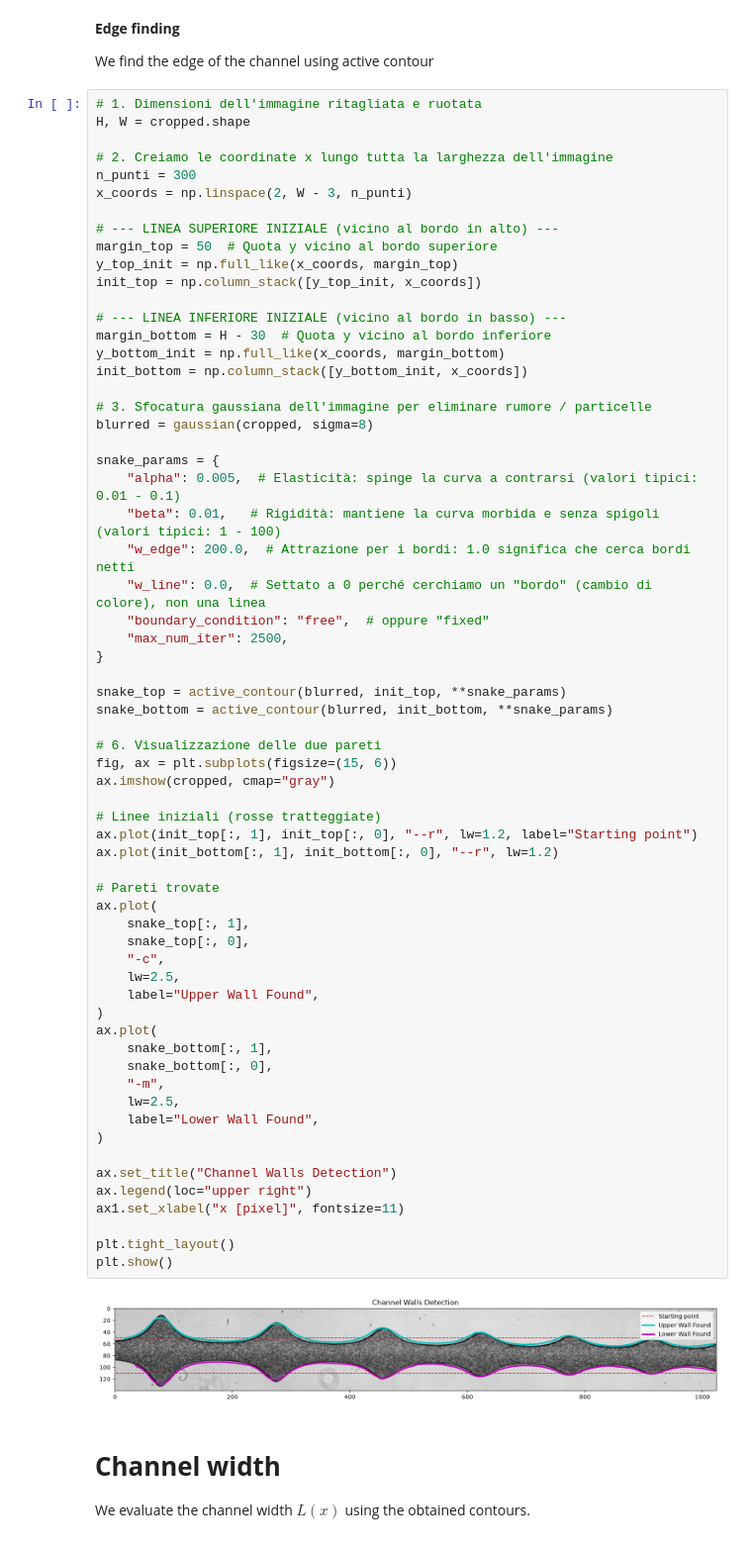
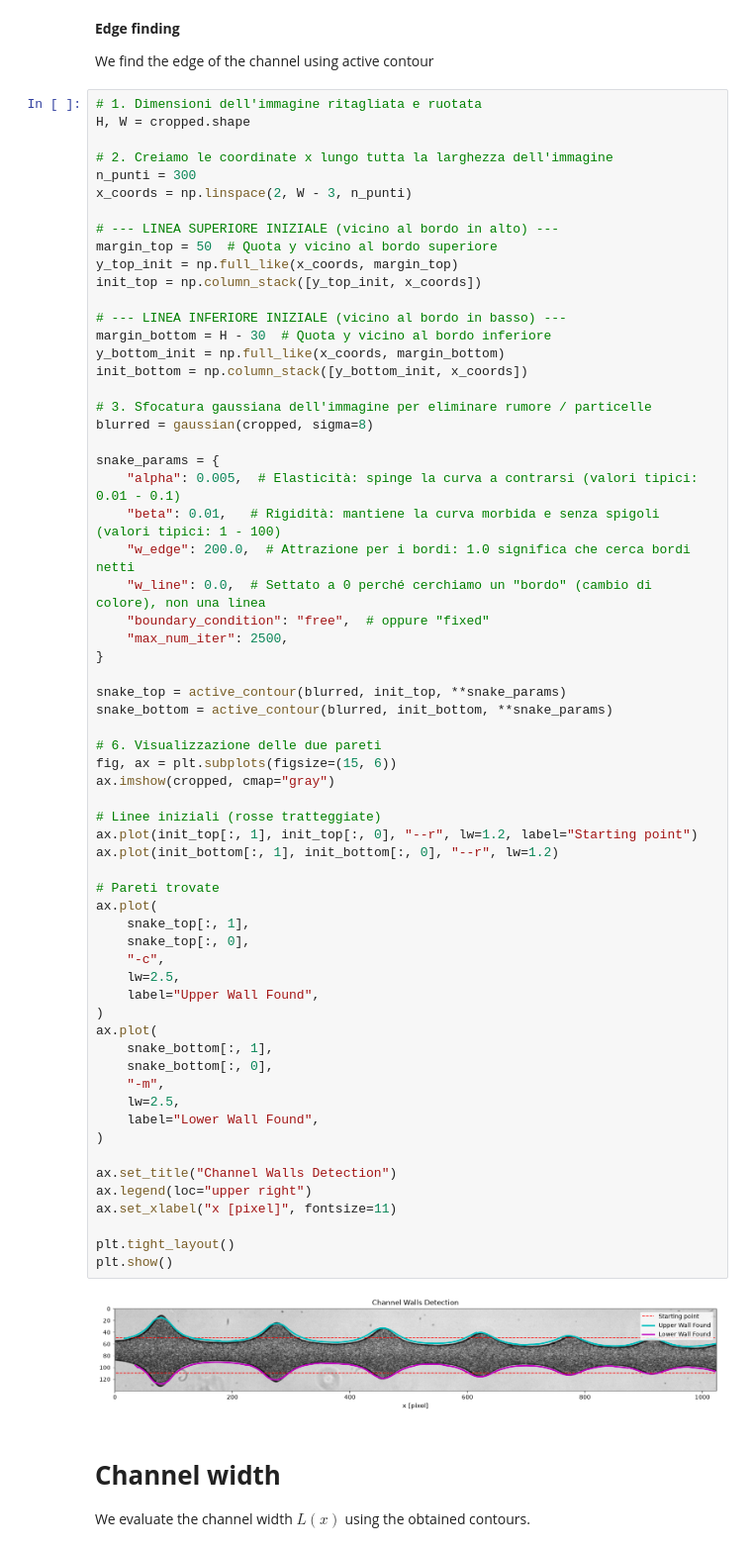
Before and after one commit to AsiLuca/Rheoflu_scripts, a Jupyter notebook: Stress_from_channel.ipynb, the cells around one changed output. Shown at 99% size. Saved outputs shown, nothing was run; the diff lists cells and outputs as text.

```diff
--- a/Stress_from_channel.ipynb
+++ b/Stress_from_channel.ipynb
@@ -112,35 +118,35 @@ snake_bottom = active_contour(blurred, init_bottom, **snake_params)
 # 6. Visualizzazione delle due pareti
 fig, ax = plt.subplots(figsize=(15, 6))
 ax.imshow(cropped, cmap="gray")
 
 # Linee iniziali (rosse tratteggiate)
 ax.plot(init_top[:, 1], init_top[:, 0], "--r", lw=1.2, label="Starting point")
 ax.plot(init_bottom[:, 1], init_bottom[:, 0], "--r", lw=1.2)
 
 # Pareti trovate
 ax.plot(
     snake_top[:, 1],
     snake_top[:, 0],
     "-c",
     lw=2.5,
     label="Upper Wall Found",
 )
 ax.plot(
     snake_bottom[:, 1],
     snake_bottom[:, 0],
     "-m",
     lw=2.5,
     label="Lower Wall Found",
 )
 
 ax.set_title("Channel Walls Detection")
 ax.legend(loc="upper right")
-ax1.set_xlabel("x [pixel]", fontsize=11)
+ax.set_xlabel("x [pixel]", fontsize=11)
 
 plt.tight_layout()
 plt.show()
 # %% [output]
-[figure, old version]
+[figure, new version]
 # %% [markdown]
 # **Channel width**
 
```
Also changed, not shown: parts of 8 cells of this notebook, 2 other files.
